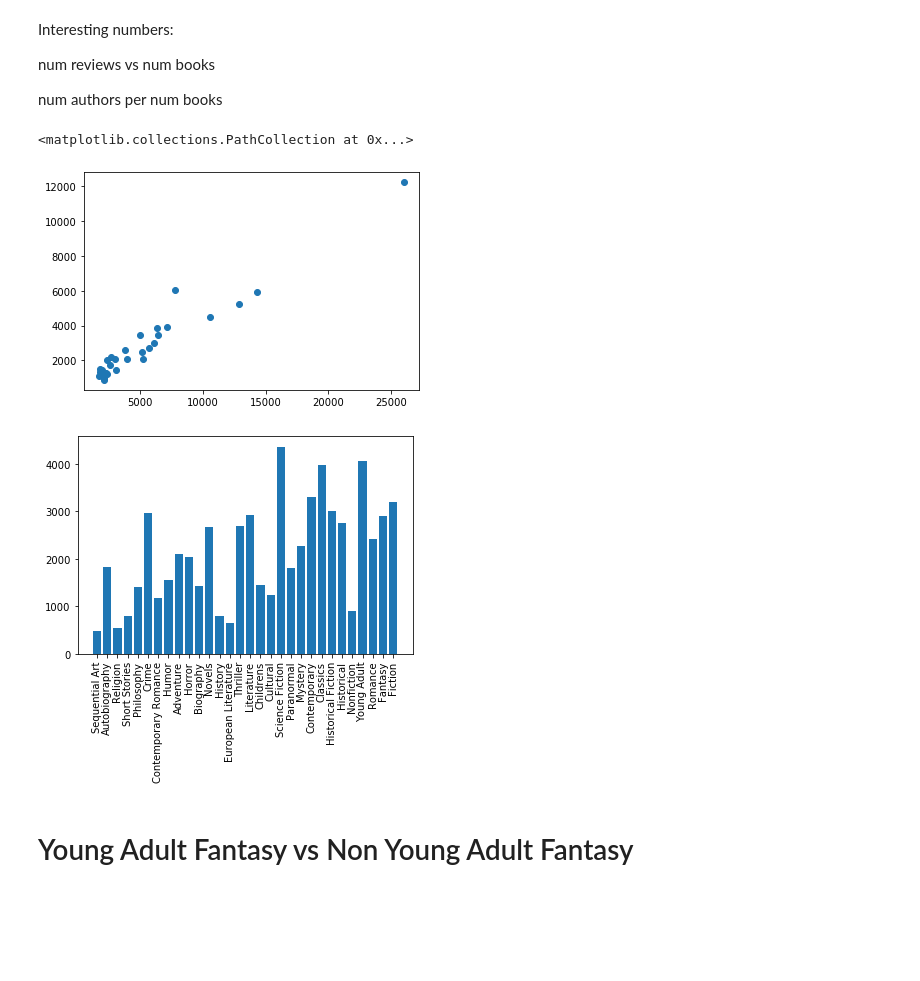
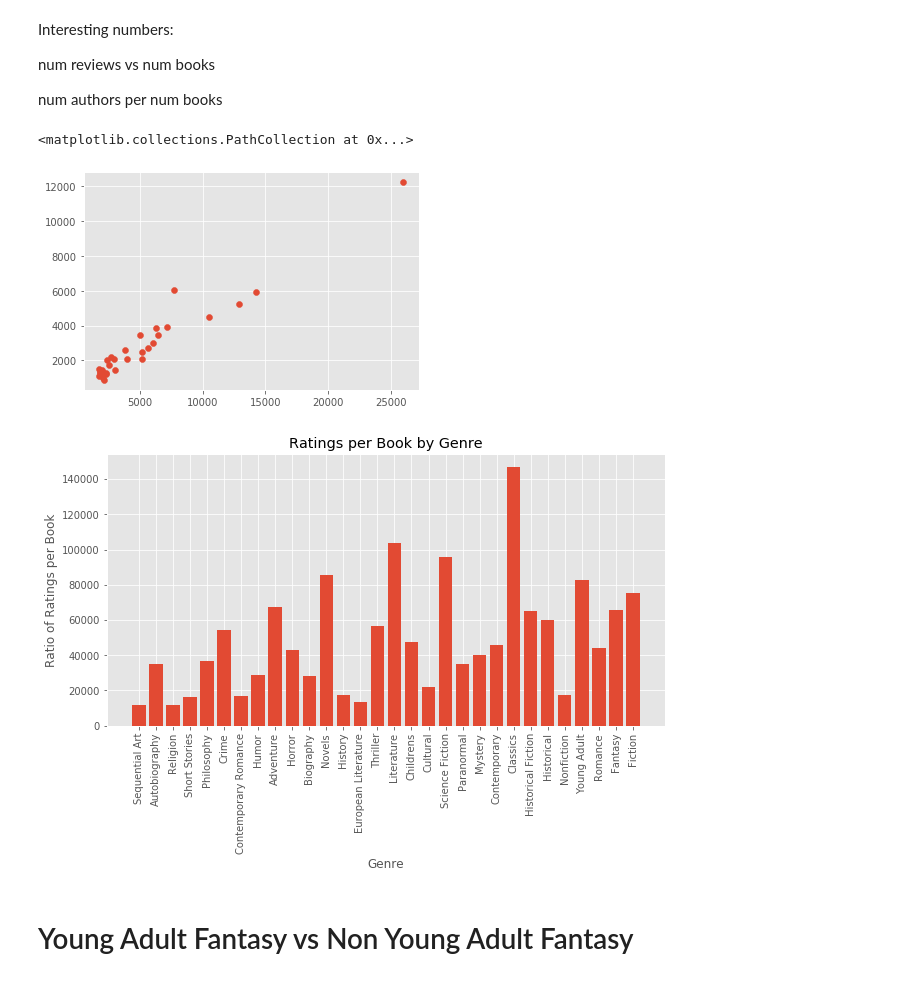
Before and after one commit to SerhanK989/GoodReadsGenreComparison, a Jupyter notebook: EDAPandas.ipynb, the cells around one changed output. Saved outputs shown, nothing was run; the diff lists cells and outputs as text; code cells hidden in the pictures; blank space fills up the shorter version.

```diff
--- a/EDAPandas.ipynb
+++ b/EDAPandas.ipynb
@@ -5,3 +6,5 @@ import matplotlib.pyplot as plt
+# %%
+plt.style.use('ggplot')
 # %% [markdown]
 # Loading the Data/First Looks
 # %%
@@ -145,9 +148,13 @@ for genre in topGenres:
 print(genreAverages)
 # %% [output]
 [4.176315179606029, 4.008706749858199, 4.15644468904788, 3.996756903086102, 4.052489690721652, 3.952533653846155, 4.039895981087473, 3.980181311018132, 4.0406484340538045, 3.930988773747837, 4.0344641 ...
+# %%
+nonGenreAverages = []
+for genre in topGenres:
+    nonGenreAverages.append(books.groupby(genre).mean()['book_rating'].values[0])
 # %%
 genreReviewCounts = []
 for genre in topGenres:
-    genreReviewCounts.append(books.groupby(genre).sum()['book_review_count'].values[1])
+    genreReviewCounts.append(books.groupby(genre).sum()['book_rating_count'].values[1])
 print(genreReviewCounts)
 # %% [output]
@@ -203,17 +219,22 @@ num authors per num books
 plt.scatter(x = genreBookCounts, y = genreAuthorCounts)
 # %% [output]
 <matplotlib.collections.PathCollection at 0x...>
-[figure, old version]
+[figure, new version]
 # %%
 ReviewPerBooksRatio = []
 for i in range(len(genreReviewCounts)):
     ReviewPerBooksRatio.append(genreReviewCounts[i]/genreBookCounts[i])
 # %%
+plt.figure(figsize=(10,5))
 plt.bar(x = topGenres, height = ReviewPerBooksRatio)
 plt.xticks(rotation = 90)
+plt.ylabel('Ratio of Ratings per Book')
+plt.xlabel('Genre')
+plt.title('Ratings per Book by Genre')
+plt.savefig('RatingsPerBook.png')
 pass
 # %% [output]
-[figure, old version]
+[figure, new version]
 # %% [markdown]
 # Young Adult Fantasy vs Non Young Adult Fantasy
 # %%
```
Also changed, not shown: parts of 18 cells of this notebook, 3 other files.
